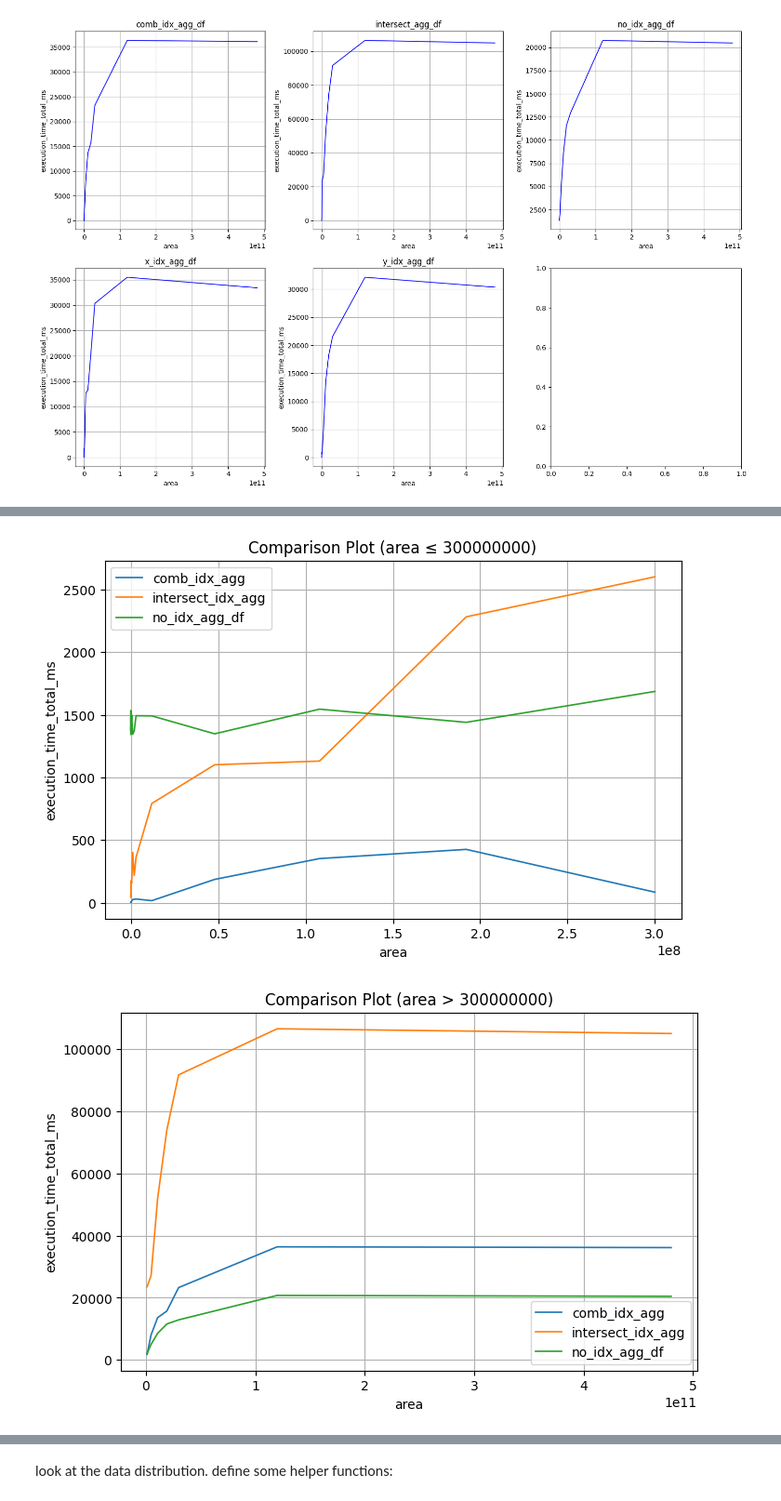
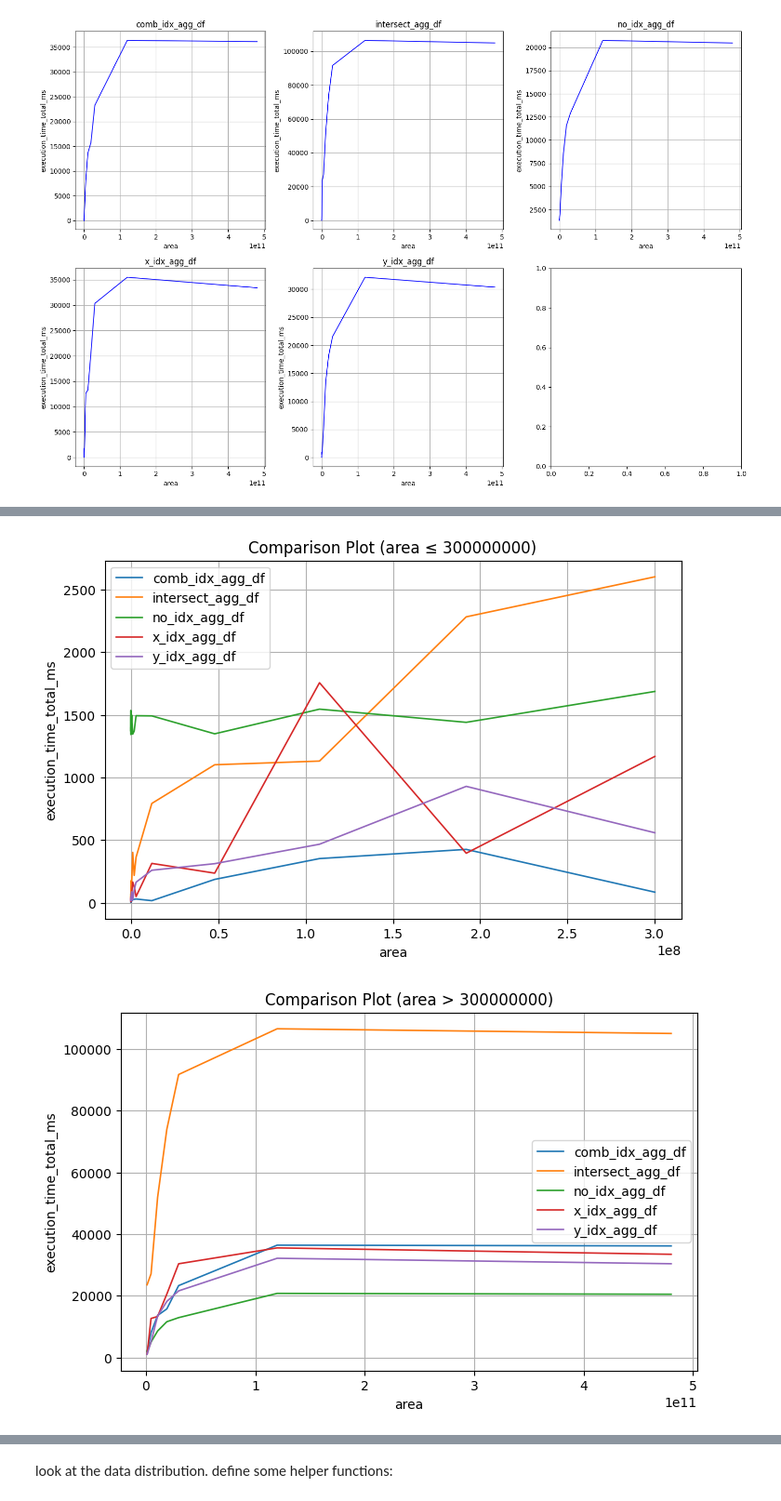
Before and after one commit to deyme17/SQLite_Index_benchmarks, a Jupyter notebook: results/results_analysis.ipynb, the cells around one changed output, grey strips where cells are left out. Shown at 93% size. Drawn from its saved outputs; the diff is of its cells as text; code cells hidden in the pictures.

Commit message:
results

```diff
--- a/results/results_analysis.ipynb
+++ b/results/results_analysis.ipynb
@@ -6,24 +6,26 @@ import matplotlib.pyplot as plt
 Collect all results
 # %%
 # aggregated
-comb_idx_agg_df = pd.read_csv("aggregated/comp_index_result.csv")
-intersect_agg_df = pd.read_csv("aggregated/intersect_result.csv")
-no_idx_agg_df = pd.read_csv("aggregated/no_index_result.csv")
-x_idx_agg_df = pd.read_csv("aggregated/x_index_result.csv")
-y_idx_agg_df = pd.read_csv("aggregated/y_index_result.csv")
+comb_idx_agg_df = pd.read_csv("data/aggregated/comp_index_result.csv")
+intersect_agg_df = pd.read_csv("data/aggregated/intersect_result.csv")
+no_idx_agg_df = pd.read_csv("data/aggregated/no_index_result.csv")
+x_idx_agg_df = pd.read_csv("data/aggregated/x_index_result.csv")
+y_idx_agg_df = pd.read_csv("data/aggregated/y_index_result.csv")
 
 agg_dfs_list = [comb_idx_agg_df, intersect_agg_df, no_idx_agg_df, x_idx_agg_df, y_idx_agg_df]
 agg_labels_list = ["comb_idx_agg_df", "intersect_agg_df", "no_idx_agg_df", "x_idx_agg_df", "y_idx_agg_df"]
 
 # individual
-comb_idx_df = pd.read_csv("individual/comp_index_result.csv")
-intersect_df = pd.read_csv("individual/intersect_result.csv")
-no_idx_df = pd.read_csv("individual/no_index_result.csv")
-x_idx_df = pd.read_csv("individual/x_index_result.csv")
-y_idx_df = pd.read_csv("individual/y_index_result.csv")
+comb_idx_df = pd.read_csv("data/individual/comp_index_result.csv")
+intersect_df = pd.read_csv("data/individual/intersect_result.csv")
+no_idx_df = pd.read_csv("data/individual/no_index_result.csv")
+x_idx_df = pd.read_csv("data/individual/x_index_result.csv")
+y_idx_df = pd.read_csv("data/individual/y_index_result.csv")
 
 dfs_list = [comb_idx_df, intersect_df, no_idx_df, x_idx_df, y_idx_df]
 labels_list = ["comb_idx_df", "intersect_df", "no_idx_df", "x_idx_df", "y_idx_df"]
+
+save_path = "D:/indexSQLiteBenchmarks/results/graphs"
 # %% [markdown]
 Look at some data frame
 # %%
@@ -147,15 +151,15 @@ compare_data(data_list=[comb_idx_agg_df, intersect_agg_df, no_idx_agg_df], label
 # %%
-compare_data(data_list=[comb_idx_agg_df, intersect_agg_df, no_idx_agg_df],
-             labels=["comb_idx_agg", "intersect_idx_agg", "no_idx_agg_df"],
+compare_data(data_list=agg_dfs_list,
+             labels=agg_labels_list,
              x="area", y="execution_time_total_ms",
-             threshold=300_000_000, below=True)
+             threshold=300_000_000, below=True, save_path=save_path+"/time-area_comp_below_treshhold.png")
 # %% [output]
-[figure, old version]
+[figure, new version]
 # %%
-compare_data(data_list=[comb_idx_agg_df, intersect_agg_df, no_idx_agg_df],
-             labels=["comb_idx_agg", "intersect_idx_agg", "no_idx_agg_df"],
+compare_data(data_list=agg_dfs_list,
+             labels=agg_labels_list,
              x="area", y="execution_time_total_ms",
-             threshold=300_000_000, below=False)
+             threshold=300_000_000, below=False, save_path=save_path+"/time-area_comp_over_treshhold.png")
 # %% [output]
-[figure, old version]
+[figure, new version]
 # %%
```
Also changed, not shown: parts of 12 cells of this notebook, 24 other files.
